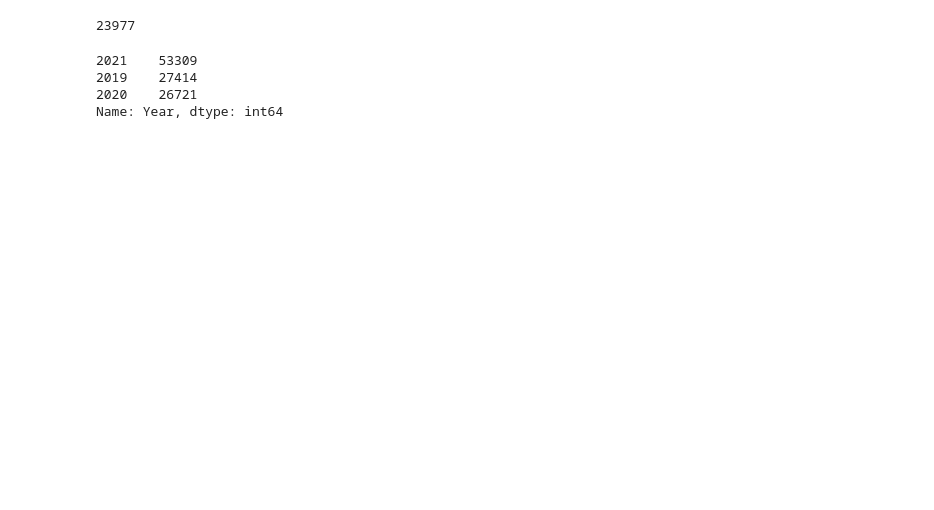
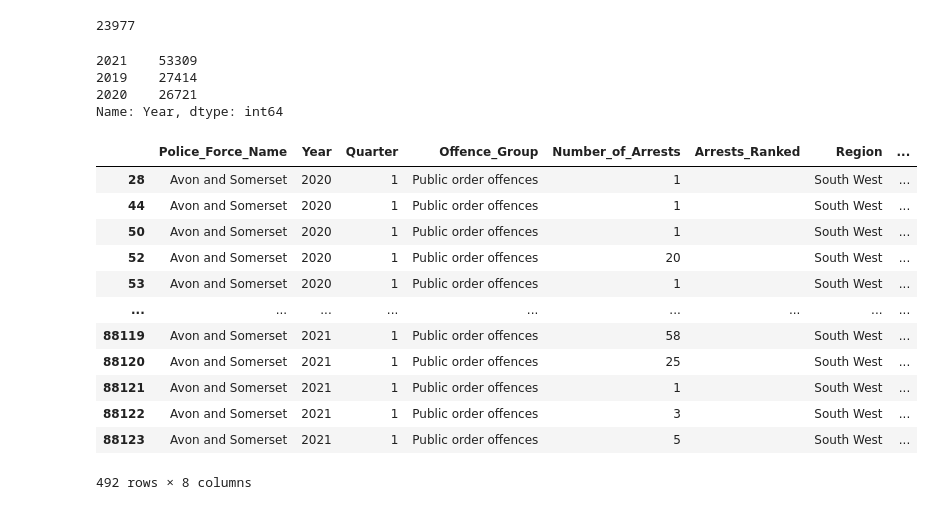
Before and after one commit to elliot-linsey/QMUL, a Jupyter notebook: EOY Project/Untitled3.ipynb, the cells around one changed output. Drawn from its saved outputs; the diff is of its cells as text; code cells hidden in the pictures; blank space fills up the shorter version.

```diff
--- a/EOY Project/Untitled3.ipynb
+++ b/EOY Project/Untitled3.ipynb
@@ -244,0 +247,16 @@ Name: Year, dtype: int64
+# %%
+display(df[(df.Police_Force_Name == 'Avon and Somerset') & (df.Offence_Group == 'Public order offences')])
+# %% [output]
+|  | Police_Force_Name | Year | Quarter | Offence_Group | Number_of_Arrests | Arrests_Ranked | Region | ... |
+| 28 | Avon and Somerset | 2020 | 1 | Public order offences | 1 |  | South West | ... |
+| 44 | Avon and Somerset | 2020 | 1 | Public order offences | 1 |  | South West | ... |
+| 50 | Avon and Somerset | 2020 | 1 | Public order offences | 1 |  | South West | ... |
+| 52 | Avon and Somerset | 2020 | 1 | Public order offences | 20 |  | South West | ... |
+| 53 | Avon and Somerset | 2020 | 1 | Public order offences | 1 |  | South West | ... |
+| ... | ... | ... | ... | ... | ... | ... | ... | ... |
+| 88119 | Avon and Somerset | 2021 | 1 | Public order offences | 58 |  | South West | ... |
+| 88120 | Avon and Somerset | 2021 | 1 | Public order offences | 25 |  | South West | ... |
+| 88121 | Avon and Somerset | 2021 | 1 | Public order offences | 1 |  | South West | ... |
+| 88122 | Avon and Somerset | 2021 | 1 | Public order offences | 3 |  | South West | ... |
+| 88123 | Avon and Somerset | 2021 | 1 | Public order offences | 5 |  | South West | ... |
+492 rows × 8 columns
```
Also changed, not shown: parts of 3 cells of this notebook, 1 other file.
